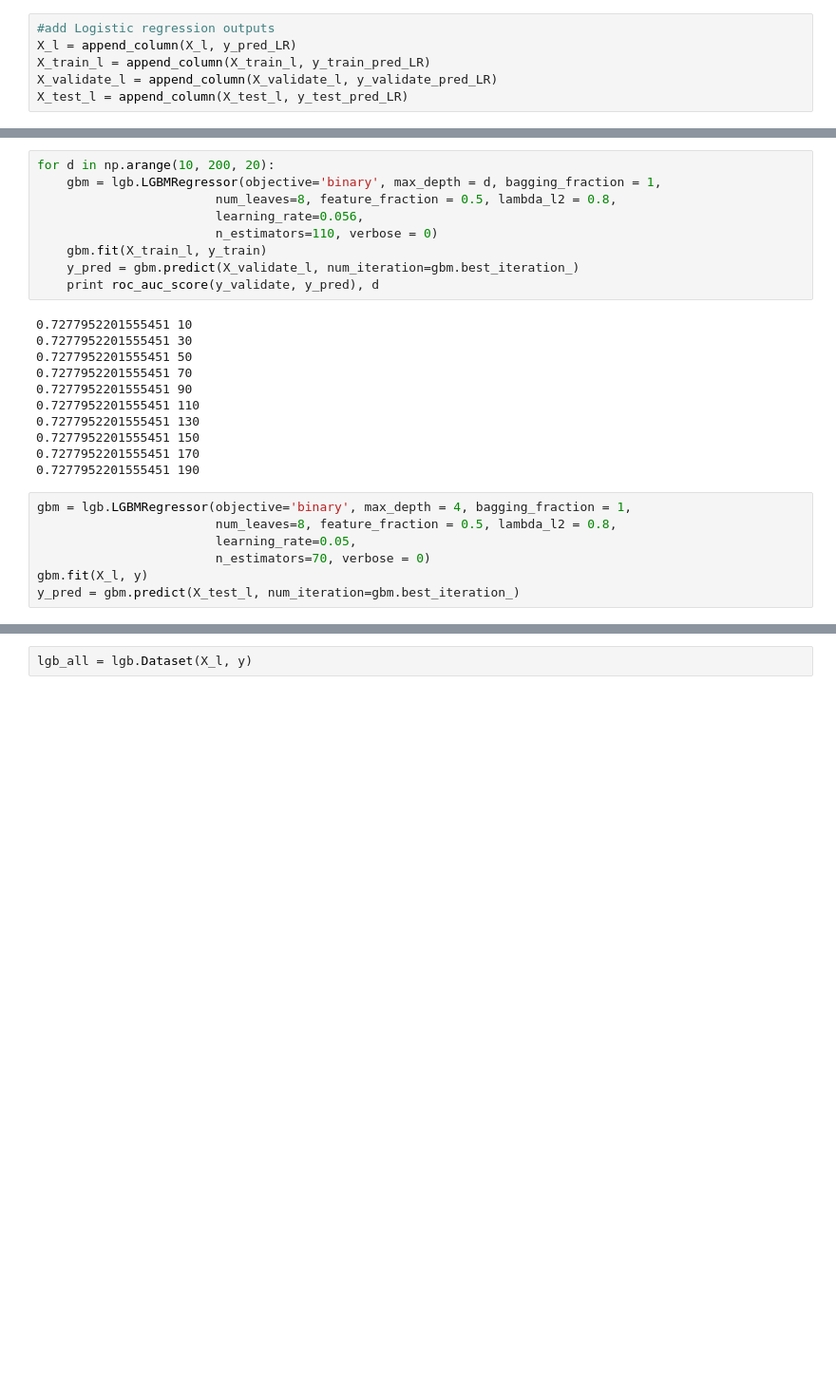
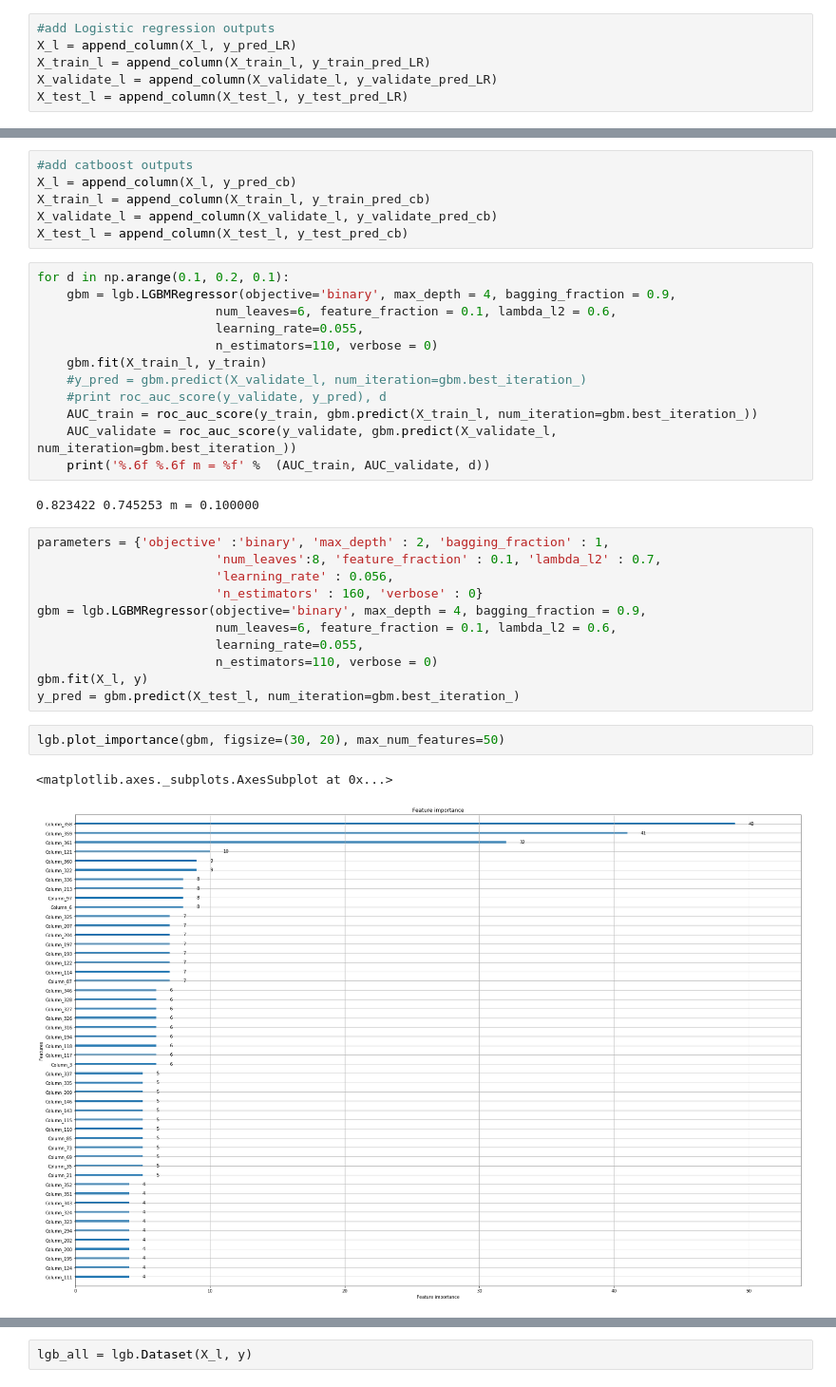
Before and after one commit to k-sobolev/Module_bank_challenge, a Jupyter notebook: Online.ipynb, the cells around one changed output, grey strips where cells are left out. Shown at 95% size. Cells and saved outputs as stored; diff of their text form; blank space fills up the shorter version.

```diff
--- a/Online.ipynb
+++ b/Online.ipynb
@@ -254,30 +329,39 @@ X_test_l = append_column(X_test_l, y_test_pred_LR)
+# %%
+#add catboost outputs
+X_l = append_column(X_l, y_pred_cb)
+X_train_l = append_column(X_train_l, y_train_pred_cb)
+X_validate_l = append_column(X_validate_l, y_validate_pred_cb)
+X_test_l = append_column(X_test_l, y_test_pred_cb)
 # %%
-for d in np.arange(10, 200, 20):
-    gbm = lgb.LGBMRegressor(objective='binary', max_depth = d, bagging_fraction = 1,
-                        num_leaves=8, feature_fraction = 0.5, lambda_l2 = 0.8,
-                        learning_rate=0.056,
+for d in np.arange(0.1, 0.2, 0.1):
+    gbm = lgb.LGBMRegressor(objective='binary', max_depth = 4, bagging_fraction = 0.9,
+                        num_leaves=6, feature_fraction = 0.1, lambda_l2 = 0.6,
+                        learning_rate=0.055,
                         n_estimators=110, verbose = 0)
     gbm.fit(X_train_l, y_train)
-    y_pred = gbm.predict(X_validate_l, num_iteration=gbm.best_iteration_)
-    print roc_auc_score(y_validate, y_pred), d
+    #y_pred = gbm.predict(X_validate_l, num_iteration=gbm.best_iteration_)
+    #print roc_auc_score(y_validate, y_pred), d
+    AUC_train = roc_auc_score(y_train, gbm.predict(X_train_l, num_iteration=gbm.best_iteration_))
+    AUC_validate = roc_auc_score(y_validate, gbm.predict(X_validate_l, num_iteration=gbm.best_iteration_))
+    print('%.6f %.6f m = %f' %  (AUC_train, AUC_validate, d))
 # %% [output]
-0.7277952201555451 10
-0.7277952201555451 30
-0.7277952201555451 50
-0.7277952201555451 70
-0.7277952201555451 90
-0.7277952201555451 110
-0.7277952201555451 130
-0.7277952201555451 150
-0.7277952201555451 170
-0.7277952201555451 190
+0.823422 0.745253 m = 0.100000
 # %%
-gbm = lgb.LGBMRegressor(objective='binary', max_depth = 4, bagging_fraction = 1,
-                        num_leaves=8, feature_fraction = 0.5, lambda_l2 = 0.8,
-                        learning_rate=0.05,
-                        n_estimators=70, verbose = 0)
+parameters = {'objective' :'binary', 'max_depth' : 2, 'bagging_fraction' : 1,
+                        'num_leaves':8, 'feature_fraction' : 0.1, 'lambda_l2' : 0.7,
+                        'learning_rate' : 0.056,
+                        'n_estimators' : 160, 'verbose' : 0}
+gbm = lgb.LGBMRegressor(objective='binary', max_depth = 4, bagging_fraction = 0.9,
+                        num_leaves=6, feature_fraction = 0.1, lambda_l2 = 0.6,
+                        learning_rate=0.055,
+                        n_estimators=110, verbose = 0)
 gbm.fit(X_l, y)
 y_pred = gbm.predict(X_test_l, num_iteration=gbm.best_iteration_)
+# %%
+lgb.plot_importance(gbm, figsize=(30, 20), max_num_features=50)
+# %% [output]
+<matplotlib.axes._subplots.AxesSubplot at 0x...>
+[figure, added]
 # %%
 #Сохраняем результат в csv
 test_pd = pd.DataFrame(y_pred, columns=['_VAL_'])
```
Also changed, not shown: parts of 54 cells of this notebook, 11 other files.
